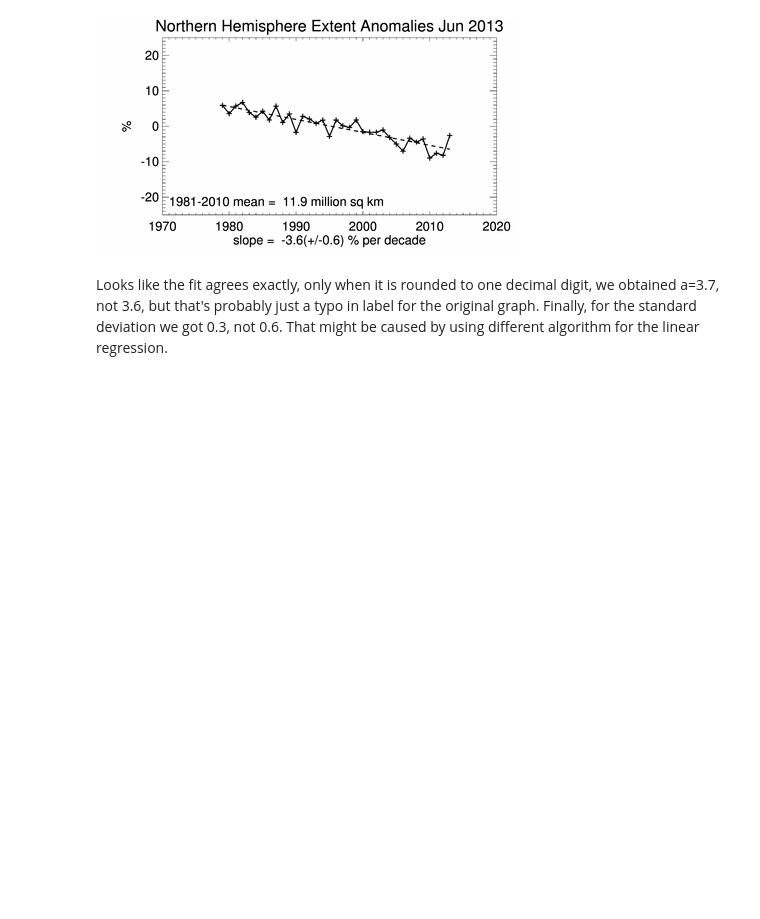
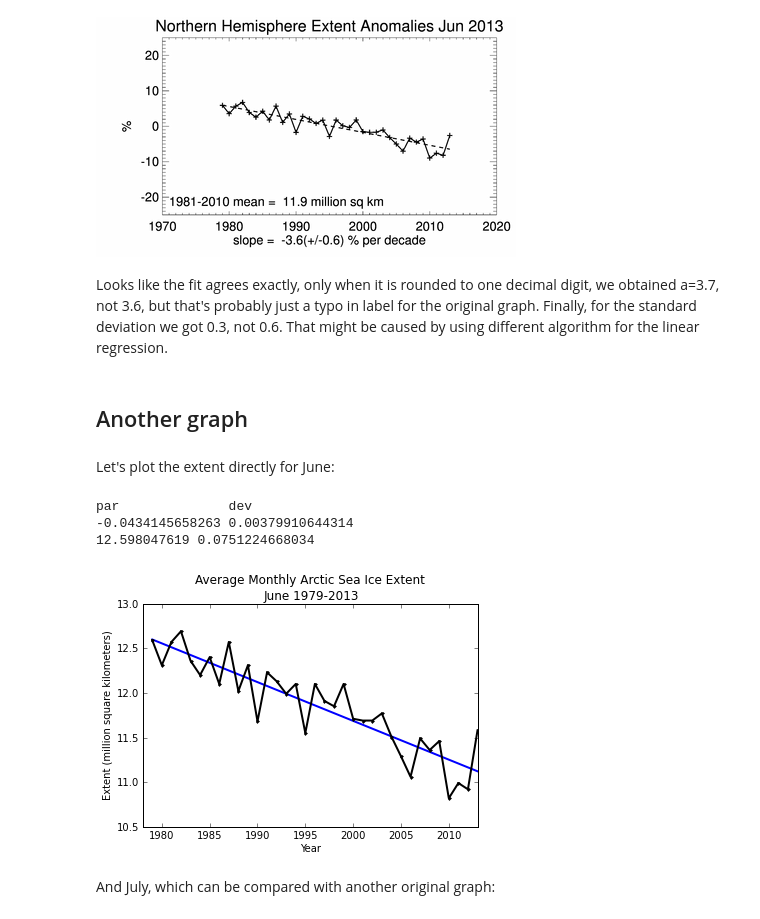
Before and after one commit to certik/climate, a Jupyter notebook: Sea Ice Index.ipynb, the cells around one changed output. Drawn from its saved outputs; the diff is of its cells as text; code cells hidden in the pictures; blank space fills up the shorter version.

Commit message:
Add another graph

```diff
--- a/Sea Ice Index.ipynb
+++ b/Sea Ice Index.ipynb
@@ -86,3 +81,37 @@ Image(url="ftp://sidads.colorado.edu/DATASETS/NOAA/G02135/Jun/N_06_plot.png", em
 [figure]
 # %% [markdown]
 Looks like the fit agrees exactly, only when it is rounded to one decimal digit, we obtained a=3.7, not 3.6, but that's probably just a typo in label for the original graph. Finally, for the standard deviation we got 0.3, not 0.6. That might be caused by using different algorithm for the linear regression.
+# %% [markdown]
+## Another graph
+# %% [markdown]
+Let's plot the extent directly for June:
+# %%
+years = data.year.values
+yvals = data.extent.values
+Y0 = years[0]
+def f(x, a, b):
+    return a*(x-Y0)+b
+from scipy.optimize import curve_fit
+(a, b), pcov = curve_fit(f, years, yvals)
+adev = sqrt(pcov[0, 0])
+bdev = sqrt(pcov[1, 1])
+print "par              dev"
+print a, adev
+print b, bdev
+# %% [output]
+par              dev
+-0.0434145658263 0.00379910644314
+12.598047619 0.0751224668034
+# %%
+figure(figsize=(6, 4))
+plot(years, a*(years-Y0)+b, "b-", lw=2)
+plot(years, yvals, "k.-", lw=2)
+xlim([1978, 2013])
+title("Average Monthly Arctic Sea Ice Extent\nJune 1979-2013")
+ylabel("Extent (million square kilometers)")
+xlabel("Year")
+show()
+# %% [output]
+[figure, added]
+# %% [markdown]
+And July, which can be compared with another original graph:
```
Also changed, not shown: parts of 9 cells of this notebook.
